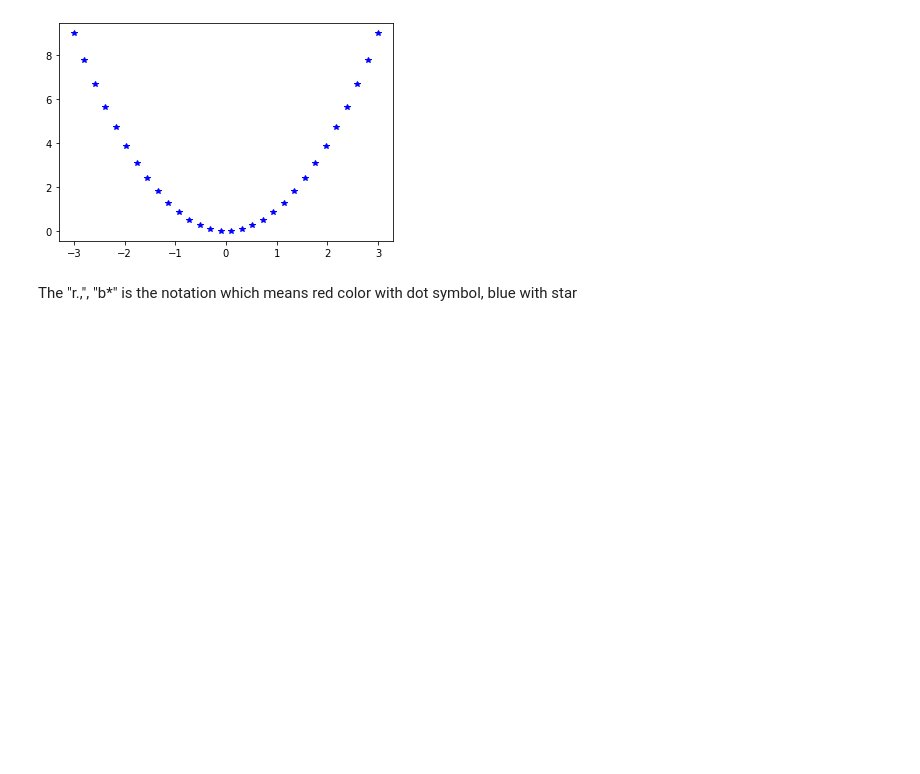
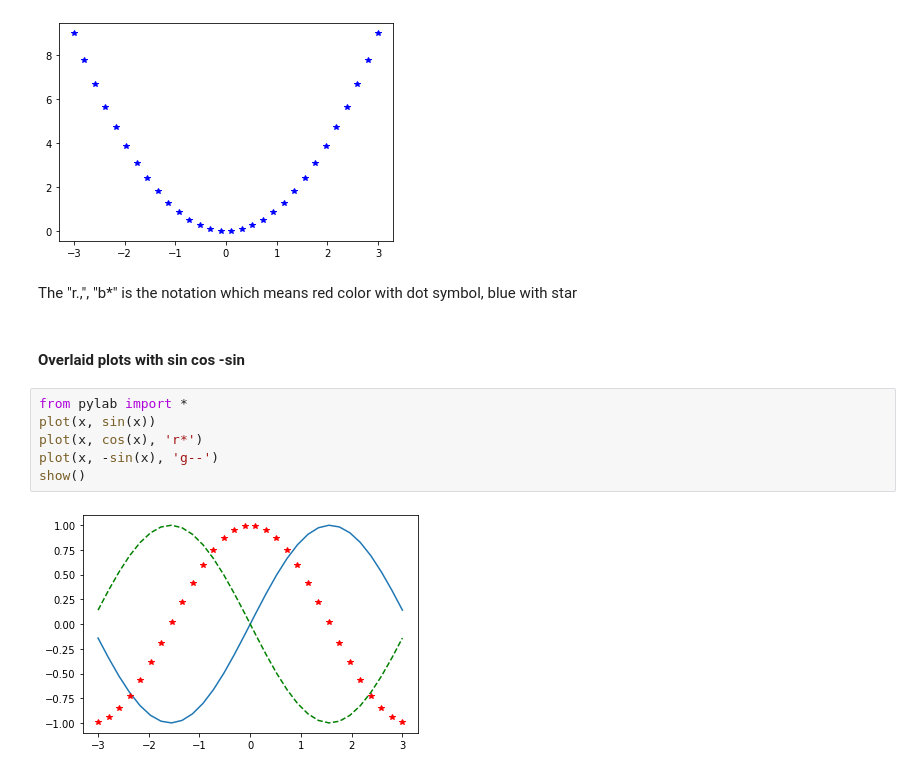
Before and after one commit to shub9699/Basic_Matplotlib, a Jupyter notebook: 2. Plotting Curves with different symbols and colors.ipynb, the cells around one changed output. Saved outputs shown, nothing was run; the diff lists cells and outputs as text; blank space fills up the shorter version.

```diff
--- a/2. Plotting Curves with different symbols and colors.ipynb
+++ b/2. Plotting Curves with different symbols and colors.ipynb
@@ -59,3 +59,13 @@ show()
 [figure]
 # %% [markdown]
 The "r.,", "b*" is the notation which means red color with dot symbol, blue with star
+# %% [markdown]
+#### Overlaid plots with sin cos -sin
+# %%
+from pylab import *
+plot(x, sin(x))
+plot(x, cos(x), 'r*')
+plot(x, -sin(x), 'g--')
+show()
+# %% [output]
+[figure, added]
```
